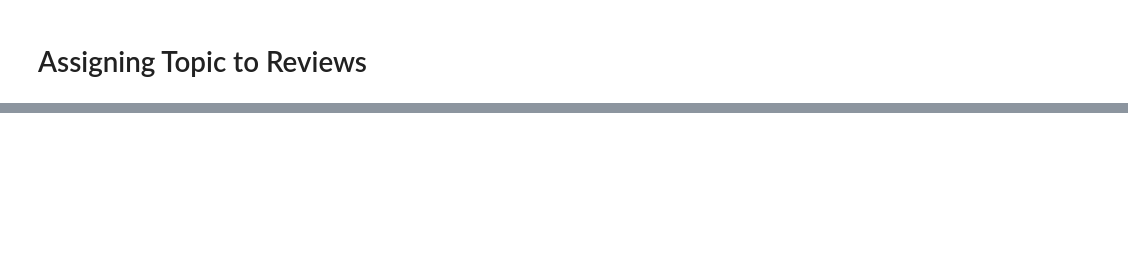
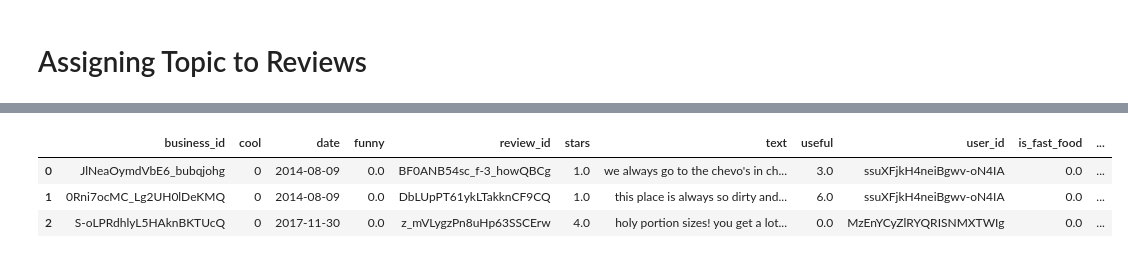
Before and after one commit to samgutentag/yelpsubtopics, a Jupyter notebook: 01_DataExploration/EDA_SUMMARY.ipynb, the cells around one changed output, grey strips where cells are left out. Cells and saved outputs as stored; diff of their text form; code cells hidden in the pictures; blank space fills up the shorter version.

```diff
--- a/01_DataExploration/EDA_SUMMARY.ipynb
+++ b/01_DataExploration/EDA_SUMMARY.ipynb
@@ -223 +245,9 @@ tmp.head(50)
+# %%
+non_fast_food = reviews[reviews.is_fast_food == 0].copy()
+non_fast_food.head(3)
+# %% [output]
+|  | business_id | cool | date | funny | review_id | stars | text | useful | user_id | is_fast_food | ... |
+| 0 | JlNeaOymdVbE6_bubqjohg | 0 | 2014-08-09 | 0.0 | BF0ANB54sc_f-3_howQBCg | 1.0 | we always go to the chevo's in ch... | 3.0 | ssuXFjkH4neiBgwv-oN4IA | 0.0 | ... |
+| 1 | 0Rni7ocMC_Lg2UH0lDeKMQ | 0 | 2014-08-09 | 0.0 | DbLUpPT61ykLTakknCF9CQ | 1.0 | this place is always so dirty and... | 6.0 | ssuXFjkH4neiBgwv-oN4IA | 0.0 | ... |
+| 2 | S-oLPRdhlyL5HAknBKTUcQ | 0 | 2017-11-30 | 0.0 | z_mVLygzPn8uHp63SSCErw | 4.0 | holy portion sizes! you get a lot... | 0.0 | MzEnYCyZlRYQRISNMXTWIg | 0.0 | ... |
 # %%
```
Also changed, not shown: parts of 16 cells of this notebook.
